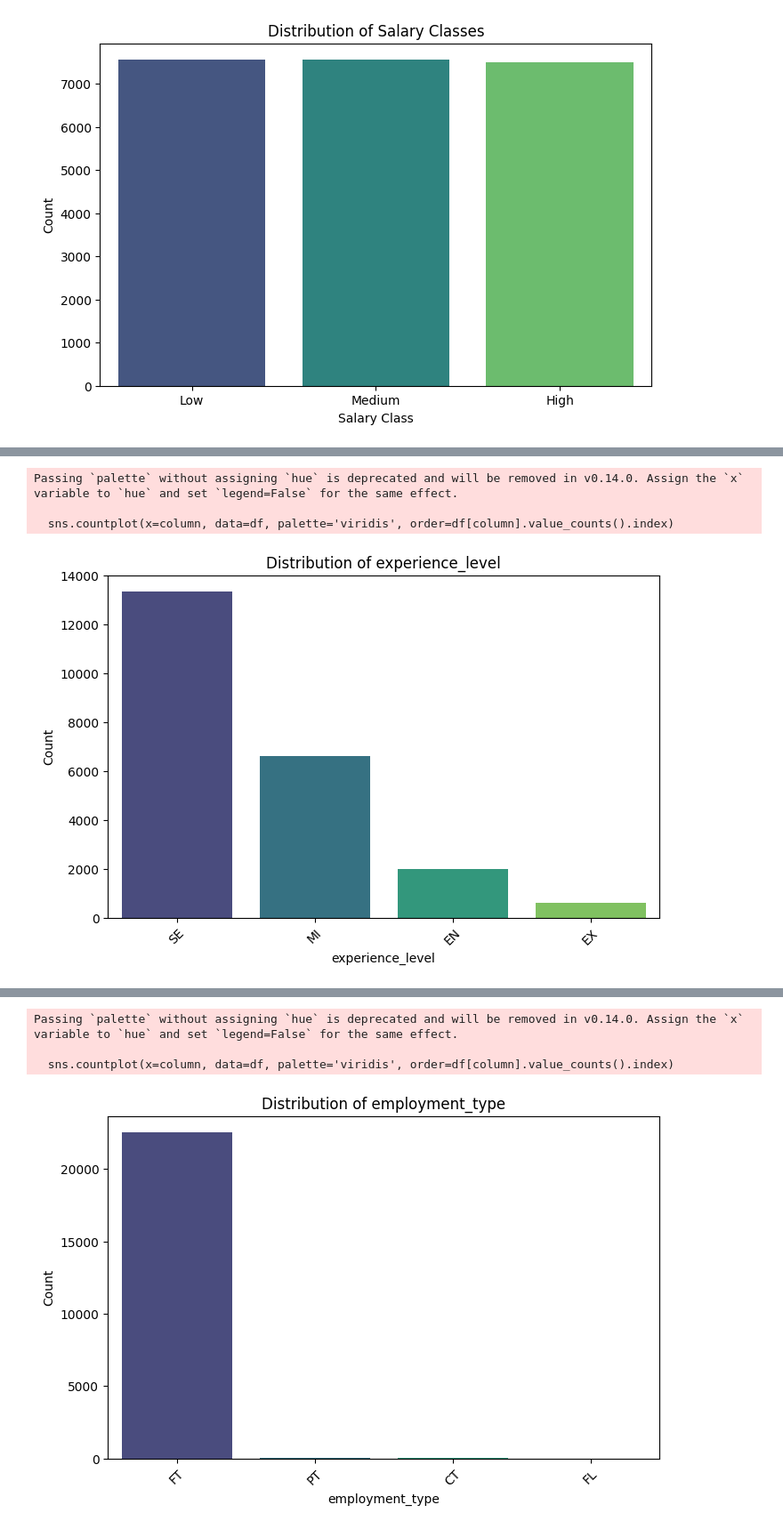
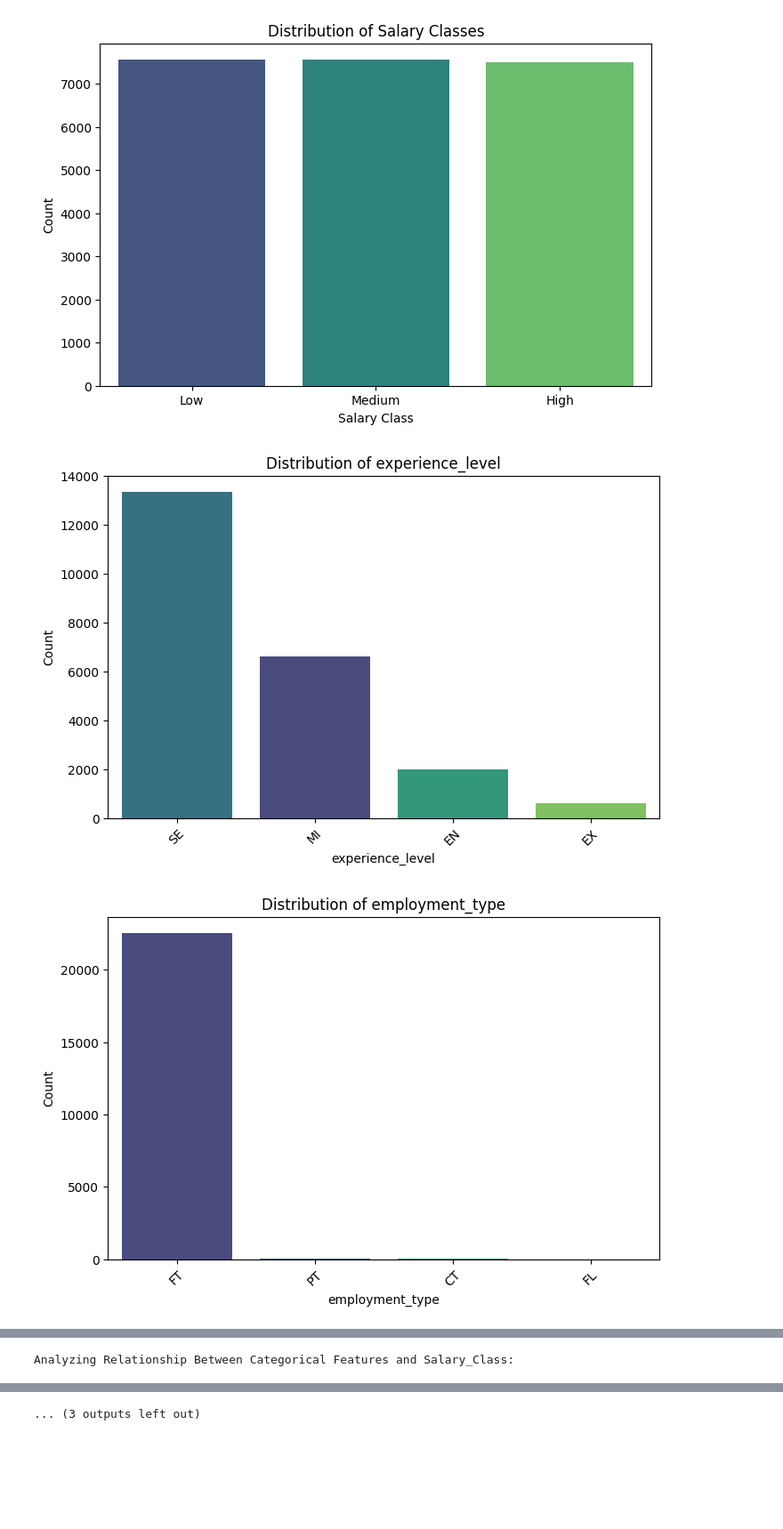
Before and after one commit to isnotJack/AI-project, a Jupyter notebook: test.ipynb, the cells around one changed output, grey strips where cells are left out. Shown at 89% size. Saved outputs shown, nothing was run; the diff lists cells and outputs as text; code cells hidden in the pictures; blank space fills up the shorter version.

```diff
--- a/test.ipynb
+++ b/test.ipynb
@@ -232,7 +232,8 @@ features_problematic = ['job_title', 'employee_residence', 'company_location']
 # Features without problems
 for column in features_no_problem:
     plt.figure(figsize=(8, 5))
-    sns.countplot(x=column, data=df, palette='viridis', order=df[column].value_counts().index)
+    sns.countplot(x=column, data=df, hue=column, palette='viridis',
+                  order=df[column].value_counts().index, legend=False)
     plt.title(f"Distribution of {column}")
     plt.xlabel(column)
     plt.ylabel("Count")
@@ -243,40 +244,44 @@ for column in features_no_problem:
 for column in features_problematic:
     top_15 = df[column].value_counts().head(15).index
     plt.figure(figsize=(10, 5))
-    sns.countplot(x=column, data=df[df[column].isin(top_15)], palette='viridis',
-                  order=top_15)
+    sns.countplot(x=column, data=df[df[column].isin(top_15)], hue=column,
+                  palette='viridis', order=top_15, legend=False)
     plt.title(f"Top 15 Distribution of {column}")
     plt.xlabel(column)
     plt.ylabel("Count")
     plt.xticks(rotation=45)
     plt.show()
+
 
 # 2. Relationship Between Categorical Features and Target Variable (Salary_Class)
 if 'Salary_Class' in df.columns:
     print("\nAnalyzing Relationship Between Categorical Features and Salary_Class:")
 
     # Features without problems
     for column in features_no_problem:
         plt.figure(figsize=(8, 5))
         sns.countplot(x=column, hue='Salary_Class', data=df, palette='coolwarm',
-                      order=df[column].value_counts().index)
+                    order=df[column].value_counts().index)
         plt.title(f"{column} Distribution by Salary Class")
         plt.xlabel(column)
         plt.ylabel("Count")
         plt.xticks(rotation=45)
         plt.show()
 
     # Features with many categories: showing top 15
     for column in features_problematic:
         top_15 = df[column].value_counts().head(15).index
         plt.figure(figsize=(10, 5))
         sns.countplot(x=column, hue='Salary_Class', data=df[df[column].isin(top_15)],
-                      palette='coolwarm', order=top_15)
+                    palette='coolwarm', order=top_15)
         plt.title(f"Top 15 {column} Distribution by Salary Class")
         plt.xlabel(column)
         plt.ylabel("Count")
         plt.xticks(rotation=45)
         plt.show()
+
 else:
     print("\nWarning: 'Salary_Class' not found. Ensure target variable creation is complete.")
 # %% [output]
+[figure]
+[figure]
@@ -283,4 +293 @@ else:
-Passing `palette` without assigning `hue` is deprecated and will be removed in v0.14.0. Assign the `x` variable to `hue` and set `legend=False` for the same effect.
-
-  sns.countplot(x=column, data=df, palette='viridis', order=df[column].value_counts().index)
+Analyzing Relationship Between Categorical Features and Salary_Class:
-[figure]
@@ -287,4 +298 @@ Passing `palette` without assigning `hue` is deprecated and will be removed in v
-Passing `palette` without assigning `hue` is deprecated and will be removed in v0.14.0. Assign the `x` variable to `hue` and set `legend=False` for the same effect.
-
-  sns.countplot(x=column, data=df, palette='viridis', order=df[column].value_counts().index)
+... (3 outputs left out)
-[figure]
```
Also changed, not shown: parts of 2 cells of this notebook.
